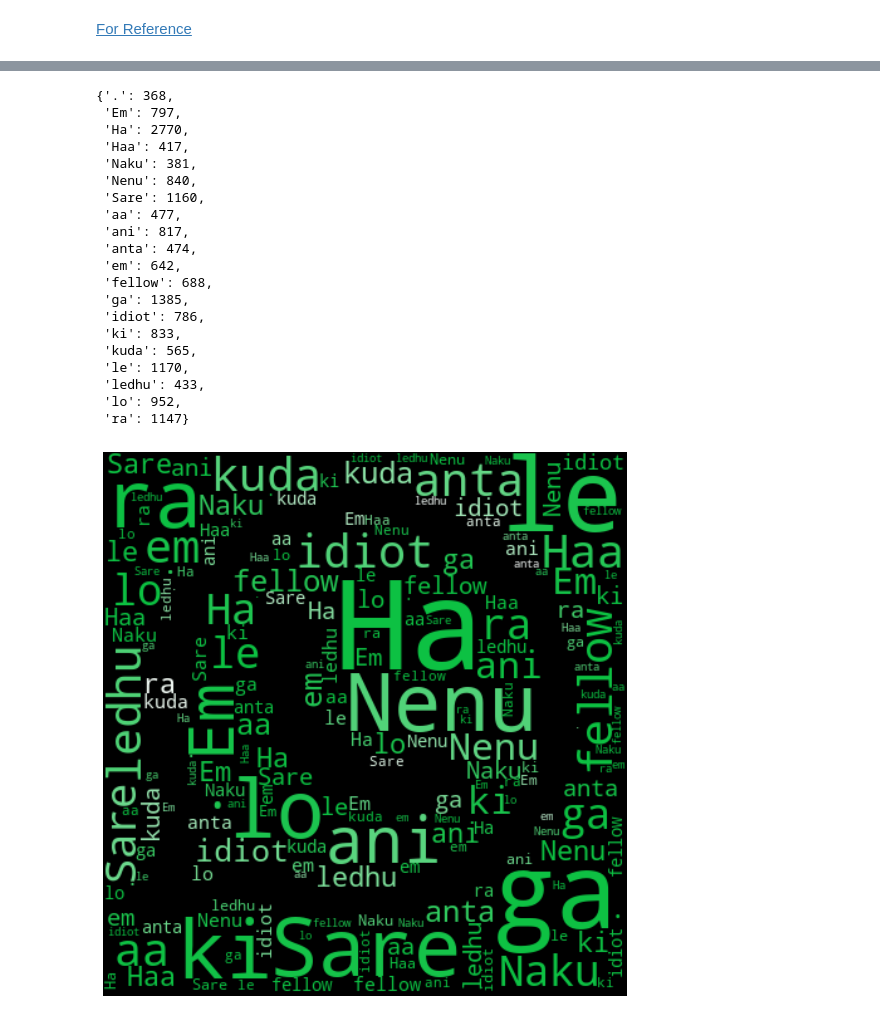
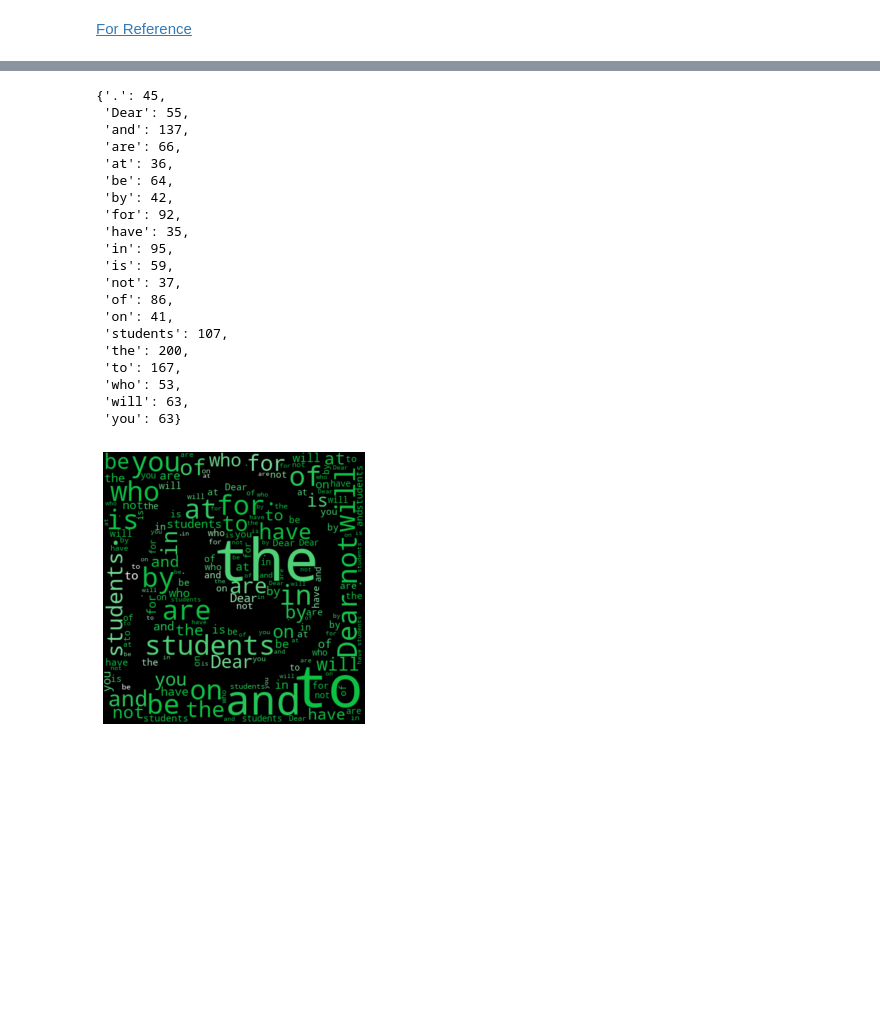
Before and after one commit to SriSatyaLokesh/some-app-for-whatsapp, a Jupyter notebook: notebooks/analytics/Word_Generator_demo-Vasavi.ipynb, the cells around one changed output, grey strips where cells are left out. Drawn from its saved outputs; the diff is of its cells as text; code cells hidden in the pictures; blank space fills up the shorter version.

```diff
--- a/notebooks/analytics/Word_Generator_demo-Vasavi.ipynb
+++ b/notebooks/analytics/Word_Generator_demo-Vasavi.ipynb
@@ -212,7 +212,7 @@ class Cleaner:
 
     return df
 
-chat_file = 'WhatsApp Chat with IDIOT😎.txt'
+chat_file = 'WhatsApp Chat with CSE 2K16-2K20_VASAVI.txt'
 clean = Cleaner(chat_file)
 df = clean._get_data()
 df = clean._get_message(df)
@@ -261,40 +261,40 @@ dtype: int64
 frequent_words = frequent_words.to_dict()
 frequent_words
 # %% [output]
-{'.': 368,
- 'Em': 797,
- 'Ha': 2770,
- 'Haa': 417,
- 'Naku': 381,
- 'Nenu': 840,
- 'Sare': 1160,
- 'aa': 477,
- 'ani': 817,
- 'anta': 474,
- 'em': 642,
- 'fellow': 688,
- 'ga': 1385,
- 'idiot': 786,
- 'ki': 833,
- 'kuda': 565,
- 'le': 1170,
- 'ledhu': 433,
- 'lo': 952,
- 'ra': 1147}
+{'.': 45,
+ 'Dear': 55,
+ 'and': 137,
+ 'are': 66,
+ 'at': 36,
+ 'be': 64,
+ 'by': 42,
+ 'for': 92,
+ 'have': 35,
+ 'in': 95,
+ 'is': 59,
+ 'not': 37,
+ 'of': 86,
+ 'on': 41,
+ 'students': 107,
+ 'the': 200,
+ 'to': 167,
+ 'who': 53,
+ 'will': 63,
+ 'you': 63}
 # %%
 import numpy as np
 import PIL.Image
 import matplotlib.pyplot as plt
 from wordcloud import WordCloud,ImageColorGenerator
 
 img_mask = np.array(PIL.Image.open("wanalyzer.jpg"))
 image_colors = ImageColorGenerator(img_mask)
 
 wordcloud = WordCloud(background_color = 'black',mask = img_mask,random_state=1,repeat=True)
 wordcloud.fit_words(frequencies=frequent_words)
-plt.figure(figsize=(20,10))
+plt.figure(figsize=(15,5))
 plt.imshow(wordcloud.recolor(color_func=image_colors), interpolation="bilinear")
 plt.axis("off")
 plt.show()
 # %% [output]
-[figure, old version]
+[figure, new version]
```
Also changed, not shown: parts of 3 cells of this notebook.
